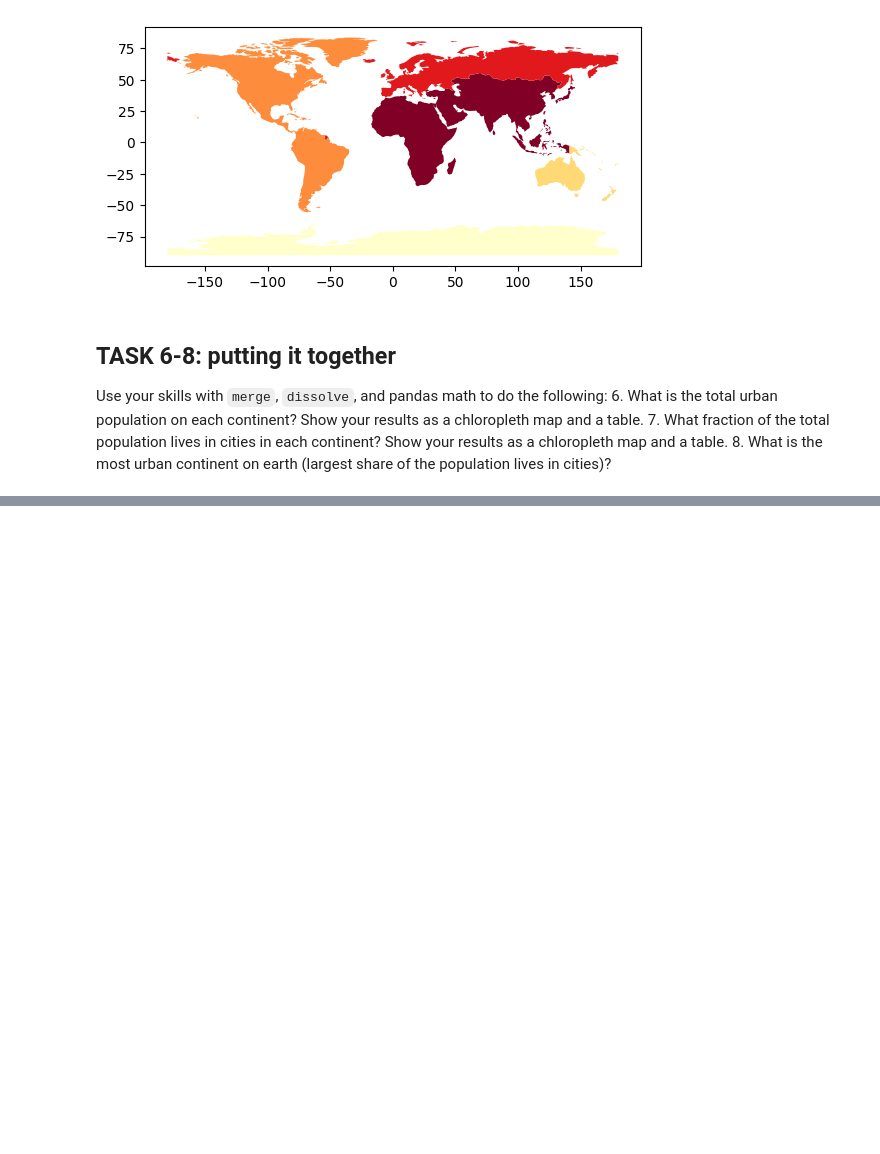
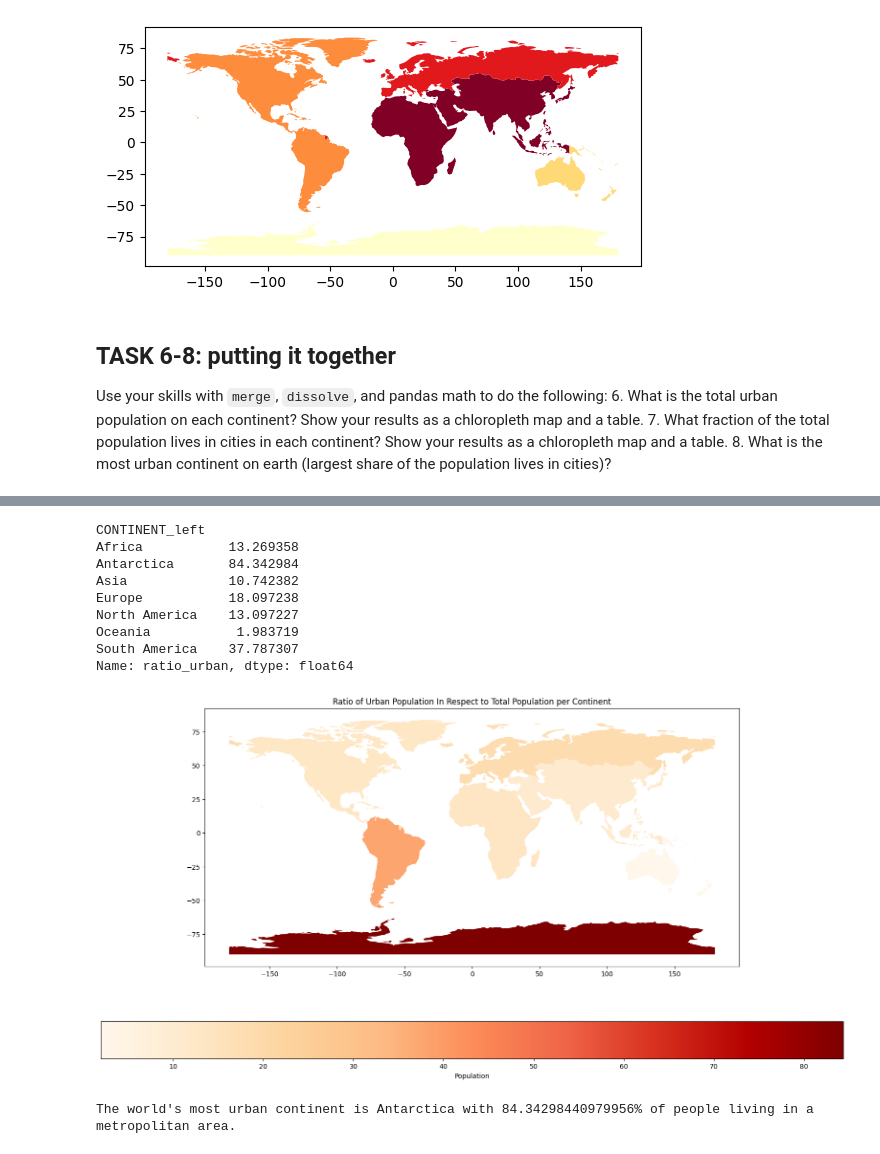
Before and after one commit to DigitalWaters-fi/WaterDig, a Jupyter notebook: CodeSprints/VectorData101.ipynb, the cells around one changed output, grey strips where cells are left out. Drawn from its saved outputs; the diff is of its cells as text; code cells hidden in the pictures; blank space fills up the shorter version.

```diff
--- a/CodeSprints/VectorData101.ipynb
+++ b/CodeSprints/VectorData101.ipynb
@@ -678,0 +724,28 @@ print(cities_africa.pop_max.sum(axis=0, skipna=True, numeric_only=True, min_coun
+# %%
+# Task 7 code here:
+cc_continents['ratio_urban'] = cc_continents['pop_max']/cc_continents['POP_EST']*100
+print(cc_continents.ratio_urban)
+f, ax1 = plt.subplots(figsize=(20, 10))
+cc_continents.plot(ax=ax1, column='ratio_urban', legend=True, cmap='OrRd', markersize=20, legend_kwds={"label": "Population", "orientation": "horizontal"})
+ax1.set(title="Ratio of Urban Population In Respect to Total Population per Continent")
+plt.show()
+#Seems really low when 1 habitant on 2 should live in an urban area....
+# %% [output]
+CONTINENT_left
+Africa           13.269358
+Antarctica       84.342984
+Asia             10.742382
+Europe           18.097238
+North America    13.097227
+Oceania           1.983719
+South America    37.787307
+Name: ratio_urban, dtype: float64
+[figure, added]
+# %%
+# Task 8 code here:
+#8. What is the most urban continent on earth (largest share of the population lives in cities)?
+print("The world's most urban continent is " + cc_continents['ratio_urban'].idxmax() +
+      " with " + str(cc_continents.ratio_urban.max()) +
+      "% of people living in a metropolitan area.")
+# %% [output]
+The world's most urban continent is Antarctica with 84.34298440979956% of people living in a metropolitan area.
```
Also changed, not shown: parts of 6 cells of this notebook.
